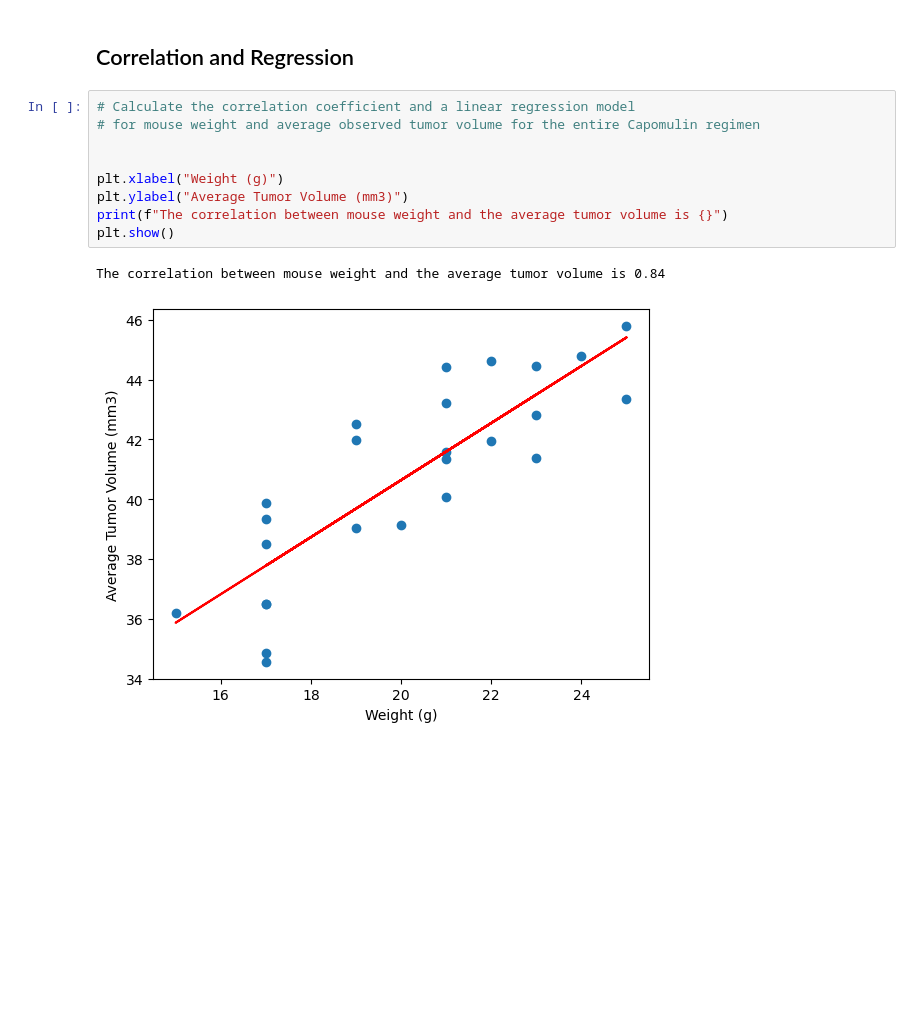
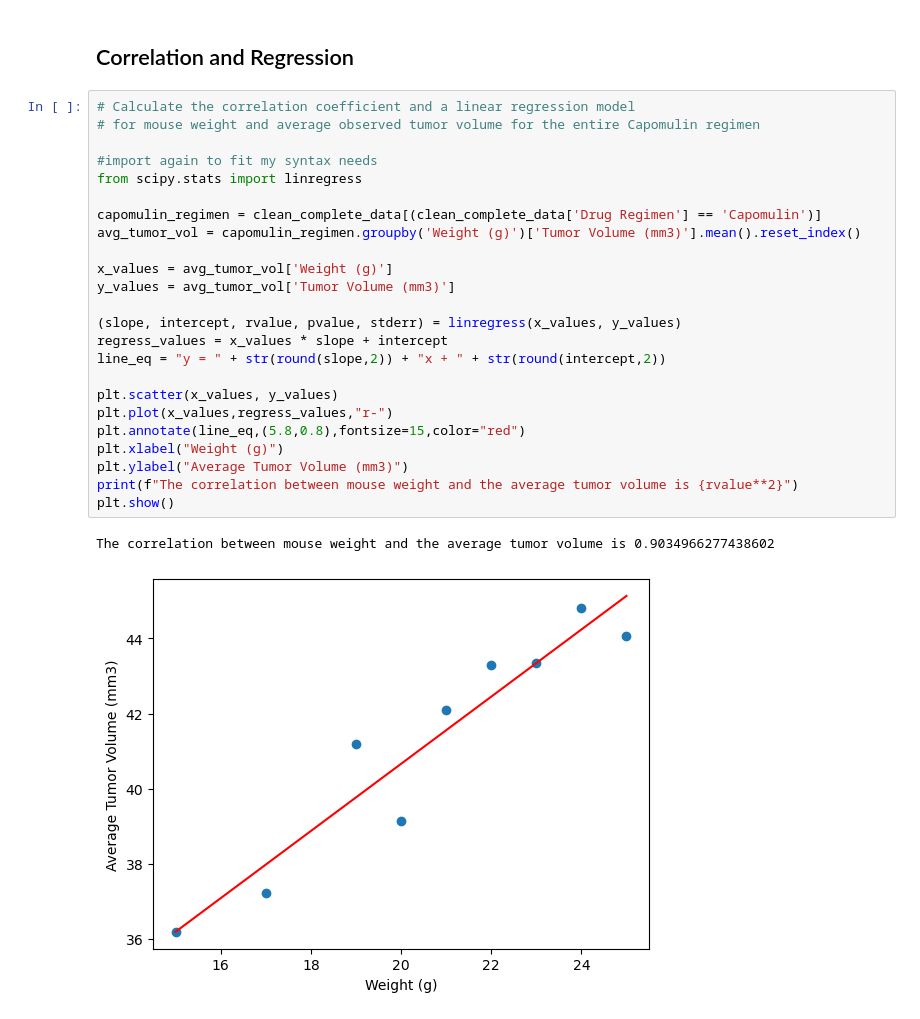
Before and after one commit to tralsto/module-5-challenge, a Jupyter notebook: pymaceuticals_starter.ipynb, the cells around one changed output. Drawn from its saved outputs; the diff is of its cells as text; blank space fills up the shorter version.

```diff
--- a/pymaceuticals_starter.ipynb
+++ b/pymaceuticals_starter.ipynb
@@ -260,12 +269,27 @@ pltt.show()
 # %%
 # Calculate the correlation coefficient and a linear regression model
 # for mouse weight and average observed tumor volume for the entire Capomulin regimen
 
+#import again to fit my syntax needs
+from scipy.stats import linregress
 
+capomulin_regimen = clean_complete_data[(clean_complete_data['Drug Regimen'] == 'Capomulin')]
+avg_tumor_vol = capomulin_regimen.groupby('Weight (g)')['Tumor Volume (mm3)'].mean().reset_index()
+
+x_values = avg_tumor_vol['Weight (g)']
+y_values = avg_tumor_vol['Tumor Volume (mm3)']
+
+(slope, intercept, rvalue, pvalue, stderr) = linregress(x_values, y_values)
+regress_values = x_values * slope + intercept
+line_eq = "y = " + str(round(slope,2)) + "x + " + str(round(intercept,2))
+
+plt.scatter(x_values, y_values)
+plt.plot(x_values,regress_values,"r-")
+plt.annotate(line_eq,(5.8,0.8),fontsize=15,color="red")
 plt.xlabel("Weight (g)")
 plt.ylabel("Average Tumor Volume (mm3)")
-print(f"The correlation between mouse weight and the average tumor volume is {}")
+print(f"The correlation between mouse weight and the average tumor volume is {rvalue**2}")
 plt.show()
 # %% [output]
-The correlation between mouse weight and the average tumor volume is 0.84
+The correlation between mouse weight and the average tumor volume is 0.9034966277438602
-[figure, old version]
+[figure, new version]
```
Also changed, not shown: parts of 2 cells of this notebook.
